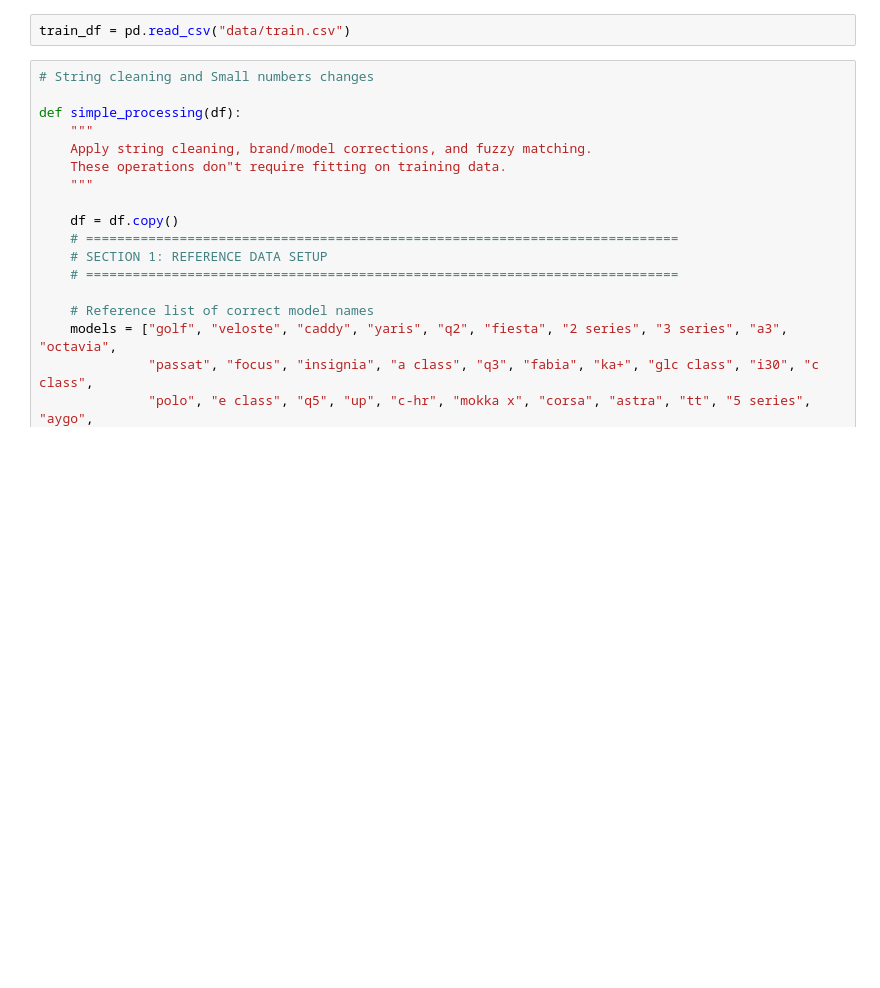
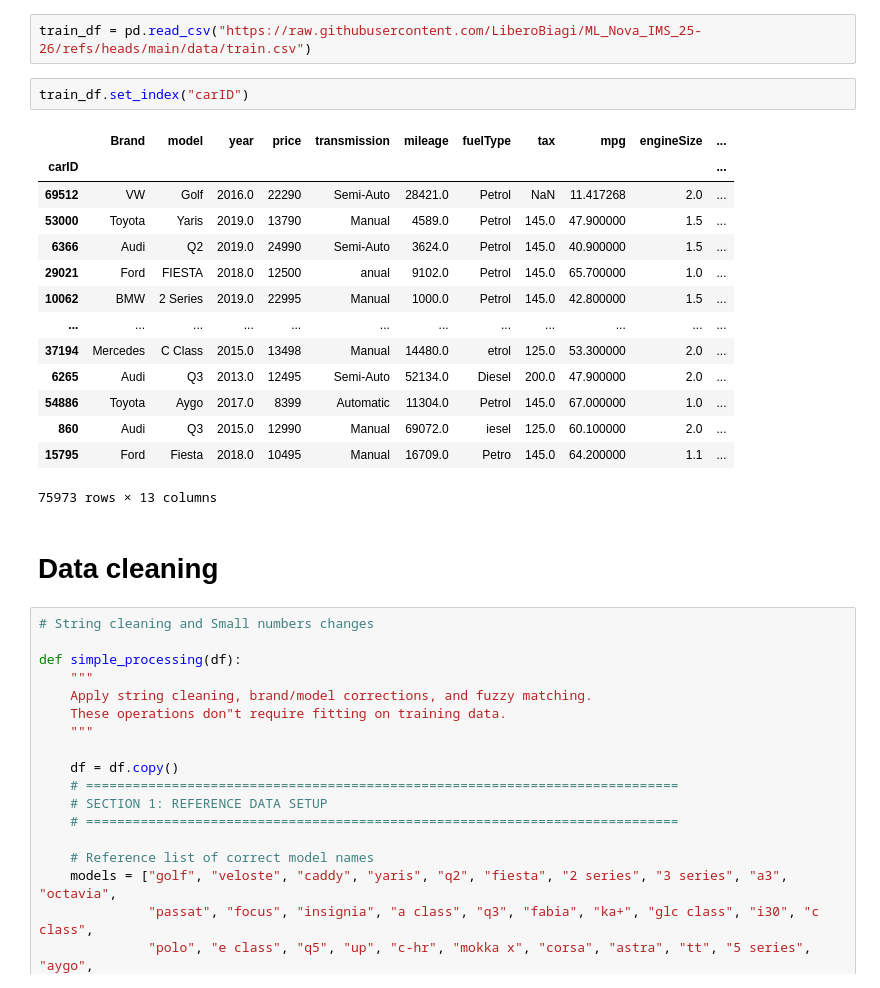
Before and after one commit to LiberoBiagi/ML_Nova_IMS_25-26, a Jupyter notebook: full_training_pipeline.ipynb, the cells around one changed output. Drawn from its saved outputs; the diff is of its cells as text; blank space fills up the shorter version.

```diff
--- a/full_training_pipeline.ipynb
+++ b/full_training_pipeline.ipynb
@@ -14,5 +24,24 @@ from sklearn.ensemble import RandomForestClassifier
 # %%
-train_df = pd.read_csv("data/train.csv")
+train_df = pd.read_csv("https://raw.githubusercontent.com/LiberoBiagi/ML_Nova_IMS_25-26/refs/heads/main/data/train.csv")
+# %%
+train_df.set_index("carID")
+# %% [output]
+|  | Brand | model | year | price | transmission | mileage | fuelType | tax | mpg | engineSize | ... |
+| carID |  |  |  |  |  |  |  |  |  |  | ... |
+| 69512 | VW | Golf | 2016.0 | 22290 | Semi-Auto | 28421.0 | Petrol | NaN | 11.417268 | 2.0 | ... |
+| 53000 | Toyota | Yaris | 2019.0 | 13790 | Manual | 4589.0 | Petrol | 145.0 | 47.900000 | 1.5 | ... |
+| 6366 | Audi | Q2 | 2019.0 | 24990 | Semi-Auto | 3624.0 | Petrol | 145.0 | 40.900000 | 1.5 | ... |
+| 29021 | Ford | FIESTA | 2018.0 | 12500 | anual | 9102.0 | Petrol | 145.0 | 65.700000 | 1.0 | ... |
+| 10062 | BMW | 2 Series | 2019.0 | 22995 | Manual | 1000.0 | Petrol | 145.0 | 42.800000 | 1.5 | ... |
+| ... | ... | ... | ... | ... | ... | ... | ... | ... | ... | ... | ... |
+| 37194 | Mercedes | C Class | 2015.0 | 13498 | Manual | 14480.0 | etrol | 125.0 | 53.300000 | 2.0 | ... |
+| 6265 | Audi | Q3 | 2013.0 | 12495 | Semi-Auto | 52134.0 | Diesel | 200.0 | 47.900000 | 2.0 | ... |
+| 54886 | Toyota | Aygo | 2017.0 | 8399 | Automatic | 11304.0 | Petrol | 145.0 | 67.000000 | 1.0 | ... |
+| 860 | Audi | Q3 | 2015.0 | 12990 | Manual | 69072.0 | iesel | 125.0 | 60.100000 | 2.0 | ... |
+| 15795 | Ford | Fiesta | 2018.0 | 10495 | Manual | 16709.0 | Petro | 145.0 | 64.200000 | 1.1 | ... |
+75973 rows × 13 columns
+# %% [markdown]
+# Data cleaning
 # %%
 # String cleaning and Small numbers changes
 
```
Also changed, not shown: parts of 19 cells of this notebook.
